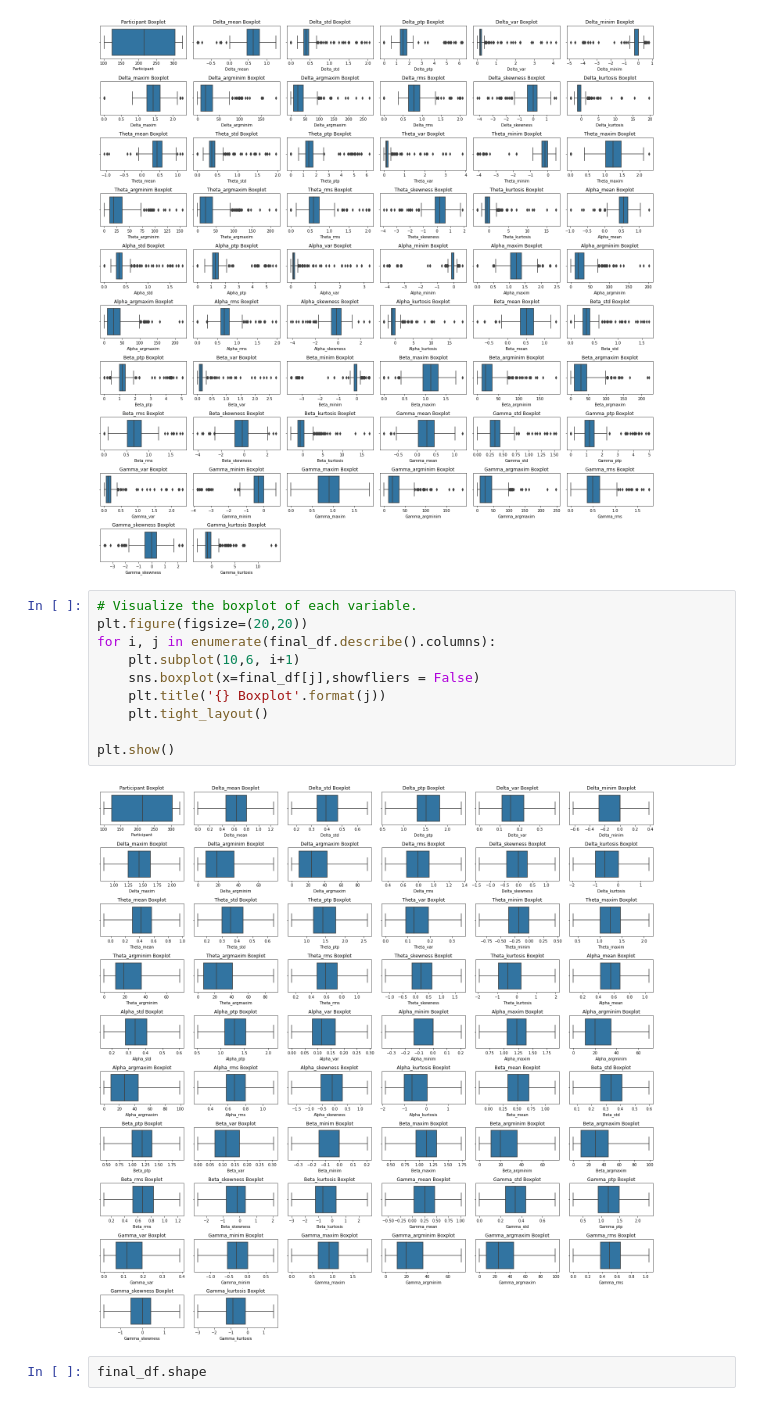
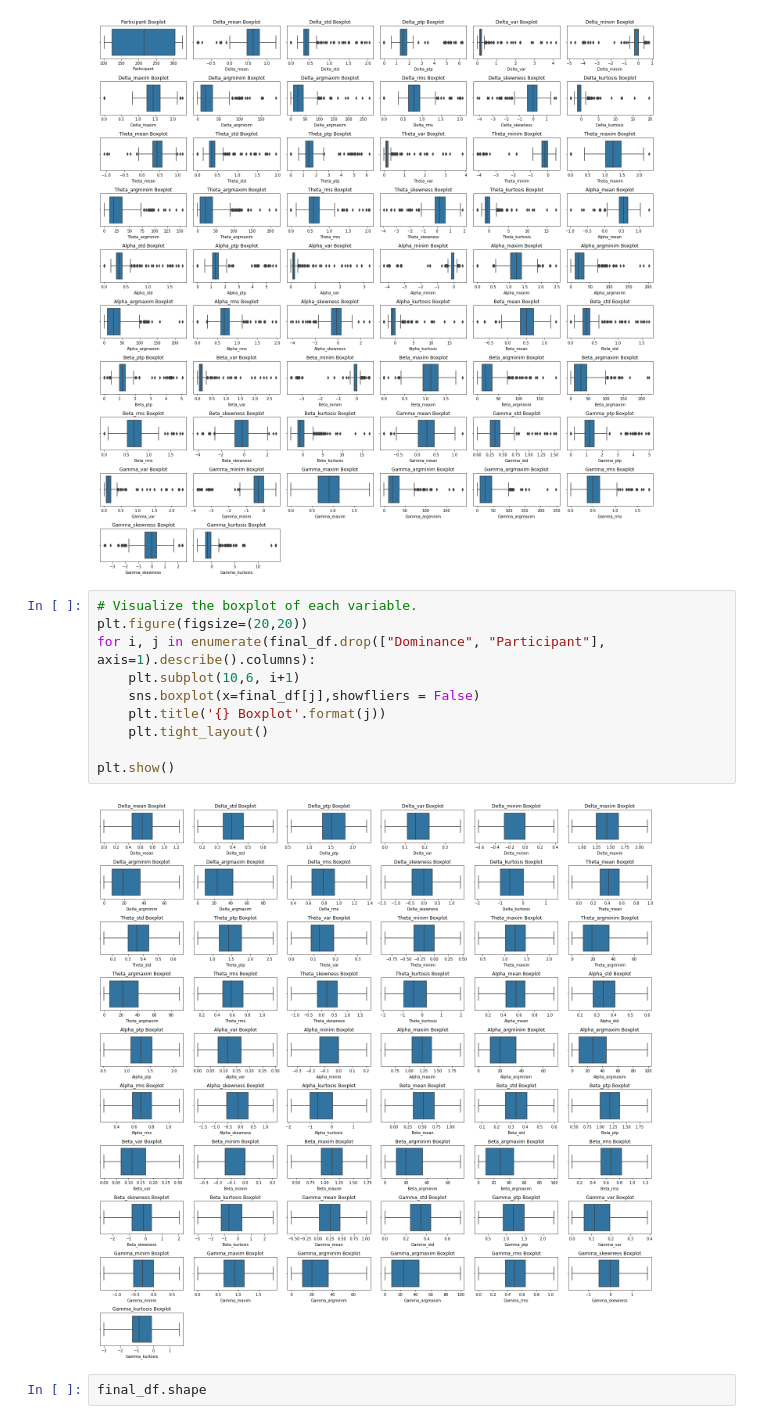
Before and after one commit to jtsang02/Hand-Dominance-Classifier, a Jupyter notebook: EEG_Code.ipynb, the cells around one changed output. Drawn from its saved outputs; the diff is of its cells as text.

```diff
--- a/EEG_Code.ipynb
+++ b/EEG_Code.ipynb
@@ -410,15 +410,15 @@ plt.show()
 # %%
 # Visualize the boxplot of each variable.
 plt.figure(figsize=(20,20))
-for i, j in enumerate(final_df.describe().columns):
+for i, j in enumerate(final_df.drop(["Dominance", "Participant"], axis=1).describe().columns):
     plt.subplot(10,6, i+1)
     sns.boxplot(x=final_df[j],showfliers = False)
     plt.title('{} Boxplot'.format(j))
     plt.tight_layout()
 
 plt.show()
 # %% [output]
-[figure, old version]
+[figure, new version]
 # %%
 final_df.shape
 # %% [output]
```
Also changed, not shown: parts of 6 cells of this notebook.
